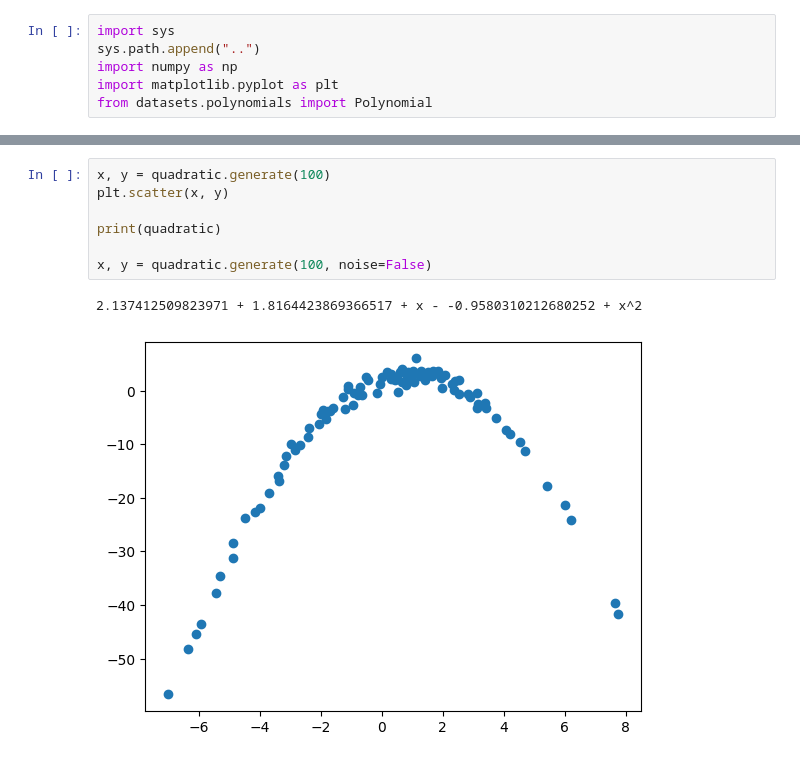
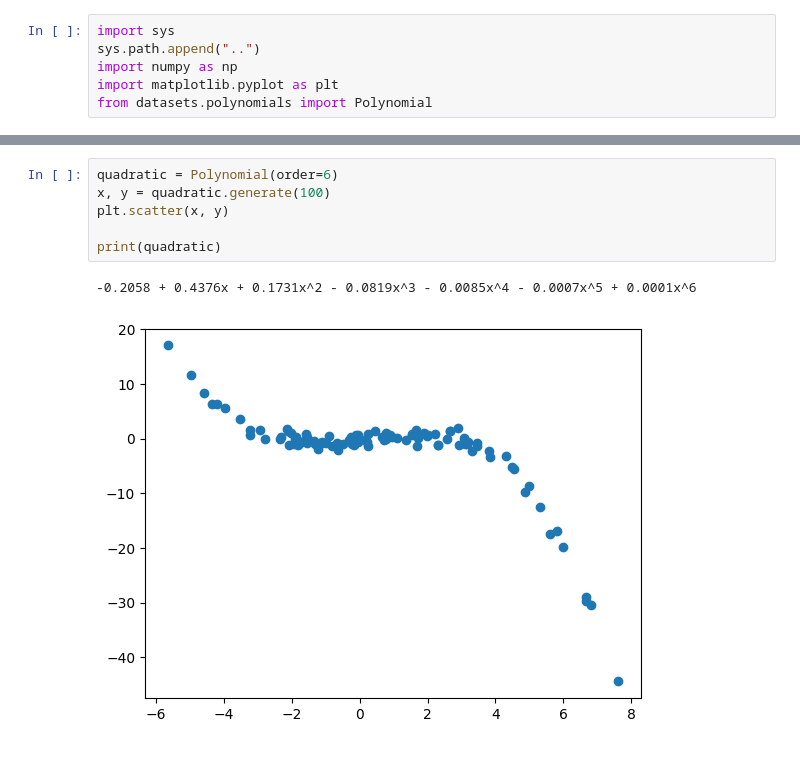
Before and after one commit to ss7886/MLPractice, a Jupyter notebook: examples/polynomial_datasets.ipynb, the cells around one changed output, grey strips where cells are left out. Cells and saved outputs as stored; diff of their text form.

Commit message:
Update polynomial dataset example

```diff
--- a/examples/polynomial_datasets.ipynb
+++ b/examples/polynomial_datasets.ipynb
@@ -9,10 +19,9 @@ quadratic = Polynomial()
 # %%
+quadratic = Polynomial(order=6)
 x, y = quadratic.generate(100)
 plt.scatter(x, y)
 
 print(quadratic)
-
-x, y = quadratic.generate(100, noise=False)
 # %% [output]
-2.137412509823971 + 1.8164423869366517 + x - -0.9580310212680252 + x^2
+-0.2058 + 0.4376x + 0.1731x^2 - 0.0819x^3 - 0.0085x^4 - 0.0007x^5 + 0.0001x^6
-[figure, old version]
+[figure, new version]
```
Also changed, not shown: parts of 3 cells of this notebook.
